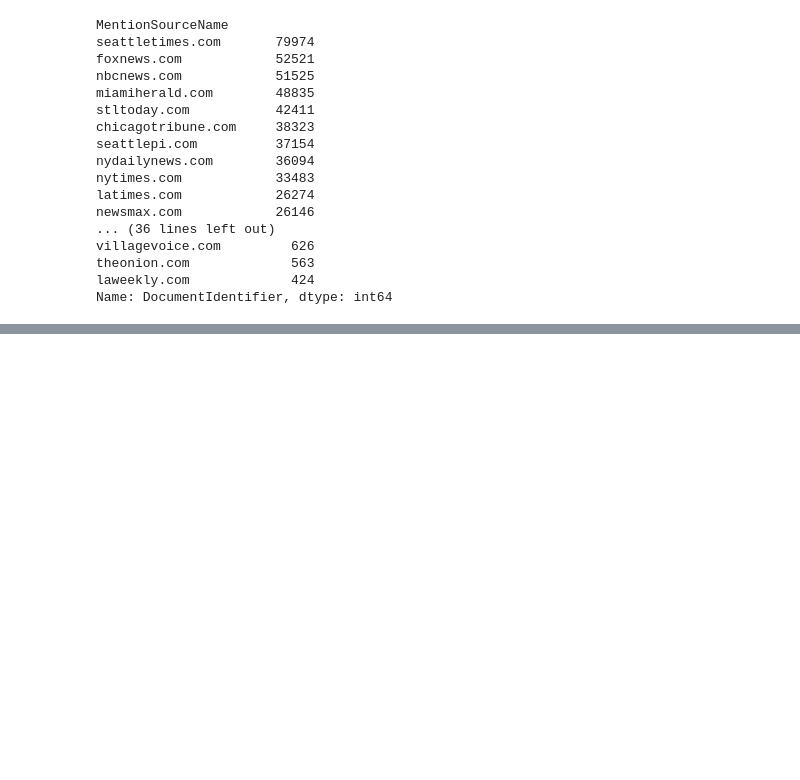
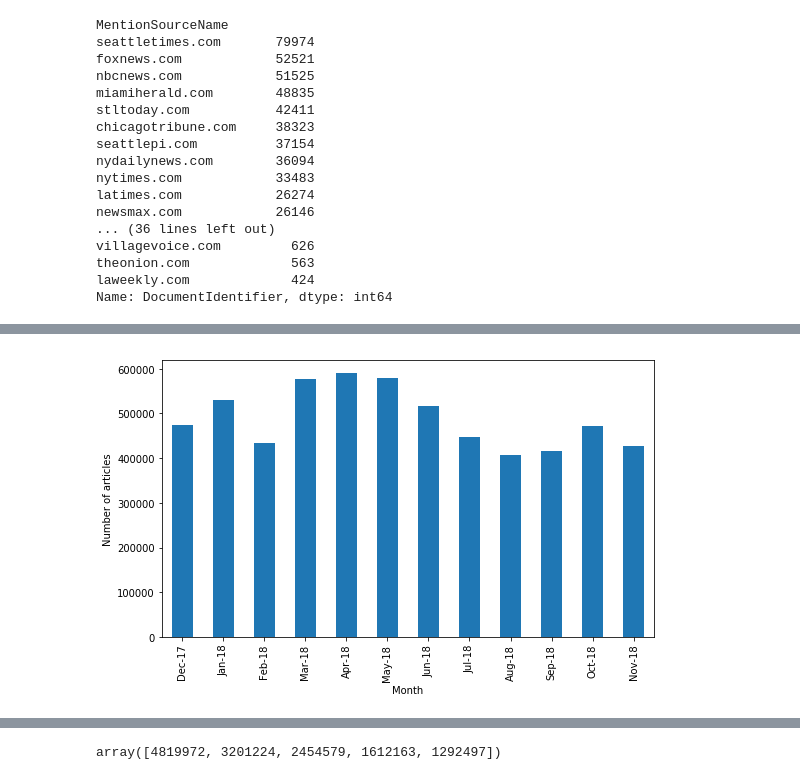
Before and after one commit to padesplaces/dataviz-project, a Jupyter notebook: data_analysis/compute_graph.ipynb, the cells around one changed output, grey strips where cells are left out. Saved outputs shown, nothing was run; the diff lists cells and outputs as text; code cells hidden in the pictures; blank space fills up the shorter version.

```diff
--- a/data_analysis/compute_graph.ipynb
+++ b/data_analysis/compute_graph.ipynb
@@ -74,0 +78,2 @@ with open("../data/sources/map_sources_url_to_name.pkl", "rb") as f:
+# %%
+month_order = ['Dec-17', 'Jan-18', 'Feb-18', 'Mar-18', 'Apr-18', 'May-18', 'Jun-18', 'Jul-18', 'Aug-18', 'Sep-18', 'Oct-18', 'Nov-18']
@@ -75,3 +97,13 @@ with open("../data/sources/map_sources_url_to_name.pkl", "rb") as f:
+# %%
+plt.figure(figsize=(8,5))
+full_df.groupby("month").size()[month_order].plot(kind = 'bar', color='tab:blue')
+plt.xlabel("Month")
+plt.ylabel("Number of articles")
+plt.tight_layout()
+plt.savefig('../doc/nb_art_month.eps', format='eps', dpi=1000)
+plt.show()
+# %% [output]
+[figure, added]
 # %%
 def get_icon(website, errors):
     possible = ["shortcut icon", "icon", "Shortcut Icon"]
@@ -114,3 +146,7 @@ ind['all'] = full_df.index.values
 for theme in THEME_LIST[1:]:
     with open("../data/indices/"+theme+".pkl", "rb") as f:
         ind[theme] = pickle.load(f)
+# %%
+np.sort([ len(ind[theme]) for theme in THEME_LIST[1:] ])[::-1]
+# %% [output]
+array([4819972, 3201224, 2454579, 1612163, 1292497])
```
Also changed, not shown: parts of 6 cells of this notebook, 7 other files.
